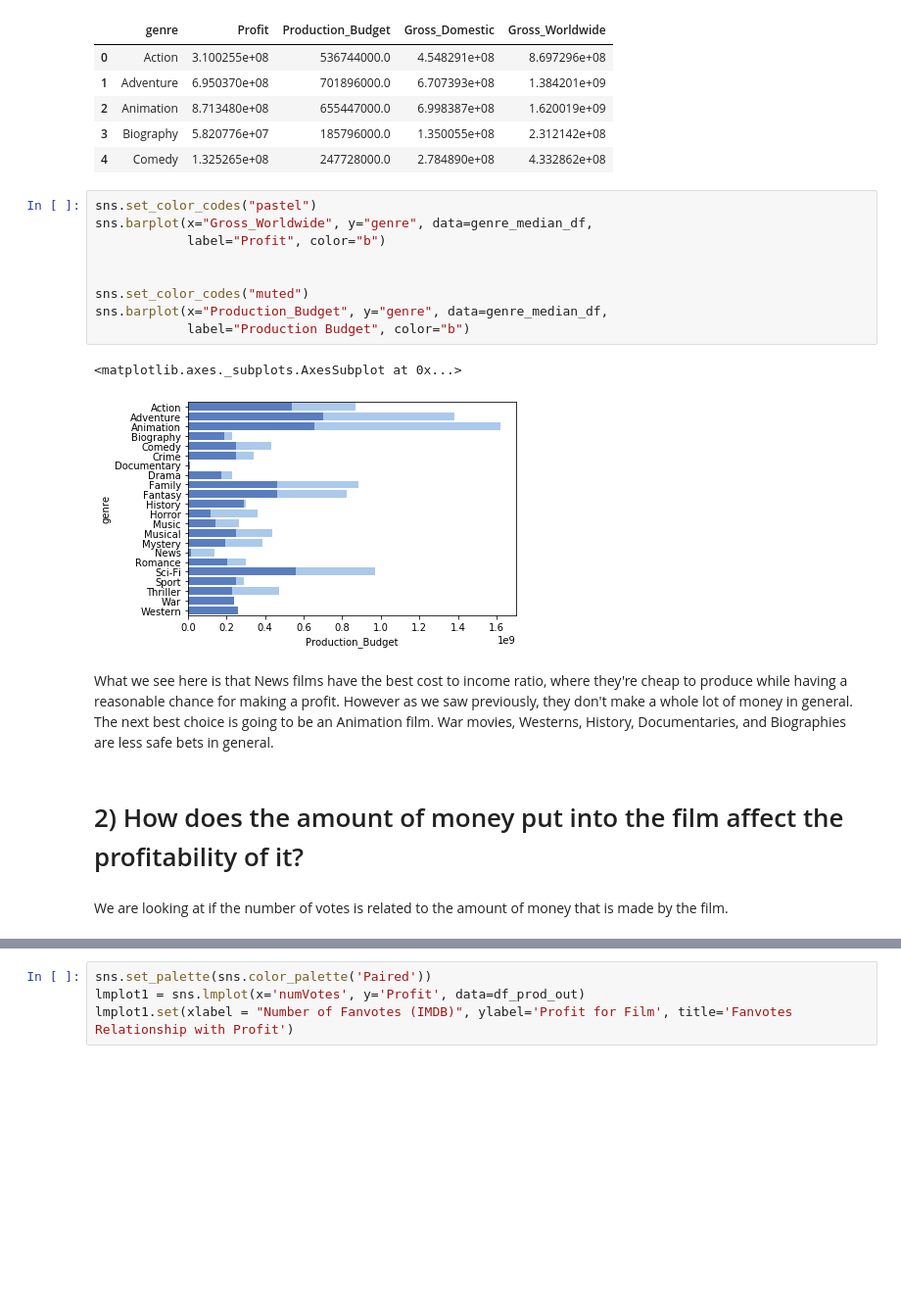
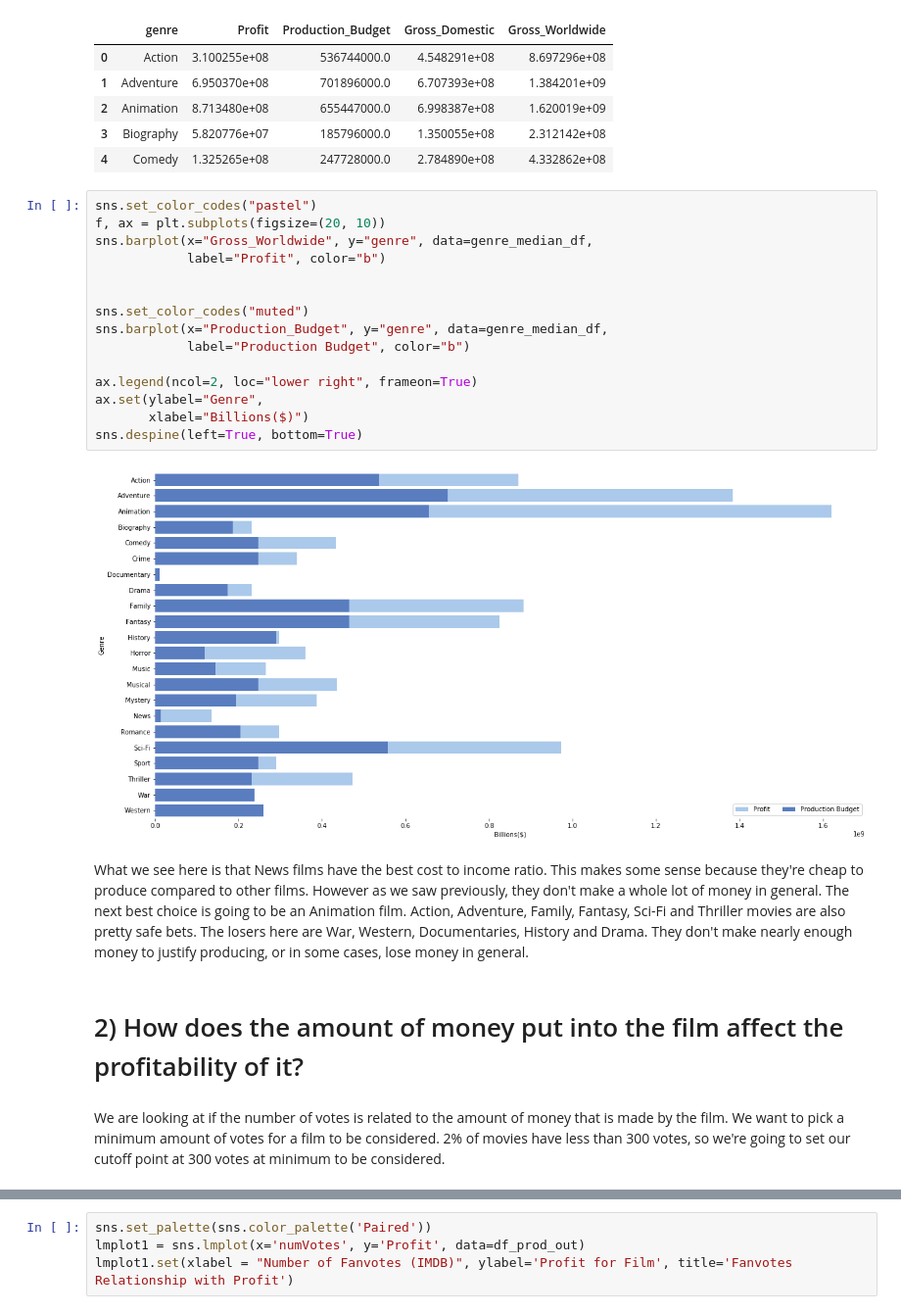
Before and after one commit to snepaul179/dsc-mod-1-project-v2-1-onl01-dtsc-pt-052620, a Jupyter notebook: Final_Vers_ZP.ipynb, the cells around one changed output, grey strips where cells are left out. Shown at 98% size. Drawn from its saved outputs; the diff is of its cells as text; blank space fills up the shorter version.

```diff
--- a/Final_Vers_ZP.ipynb
+++ b/Final_Vers_ZP.ipynb
@@ -385,19 +443,24 @@ genre_median_df.head()
 | 4 | Comedy | 1.325265e+08 | 247728000.0 | 2.784890e+08 | 4.332862e+08 |
 # %%
 sns.set_color_codes("pastel")
+f, ax = plt.subplots(figsize=(20, 10))
 sns.barplot(x="Gross_Worldwide", y="genre", data=genre_median_df,
             label="Profit", color="b")
 
 
 sns.set_color_codes("muted")
 sns.barplot(x="Production_Budget", y="genre", data=genre_median_df,
             label="Production Budget", color="b")
+
+ax.legend(ncol=2, loc="lower right", frameon=True)
+ax.set(ylabel="Genre",
+       xlabel="Billions($)")
+sns.despine(left=True, bottom=True)
 # %% [output]
-<matplotlib.axes._subplots.AxesSubplot at 0x...>
-[figure, old version]
+[figure, new version]
 # %% [markdown]
-What we see here is that News films have the best cost to income ratio, where they're cheap to produce while having a reasonable chance for making a profit. However as we saw previously, they don't make a whole lot of money in general. The next best choice is going to be an Animation film. War movies, Westerns, History, Documentaries, and Biographies are less safe bets in general.
+What we see here is that News films have the best cost to income ratio. This makes some sense because they're cheap to produce compared to other films. However as we saw previously, they don't make a whole lot of money in general. The next best choice is going to be an Animation film. Action, Adventure, Family, Fantasy, Sci-Fi and Thriller movies are also pretty safe bets. The losers here are War, Western, Documentaries, History and Drama. They don't make nearly enough money to justify producing, or in some cases, lose money in general.
 # %% [markdown]
 # 2) How does the amount of money put into the film affect the profitability of it?
 # %% [markdown]
-We are looking at if the number of votes is related to the amount of money that is made by the film.
+We are looking at if the number of votes is related to the amount of money that is made by the film. We want to pick a minimum amount of votes for a film to be considered. 2% of movies have less than 300 votes, so we're going to set our cutoff point at 300 votes at minimum to be considered.
```
Also changed, not shown: parts of 35 cells of this notebook, 1 other file.
